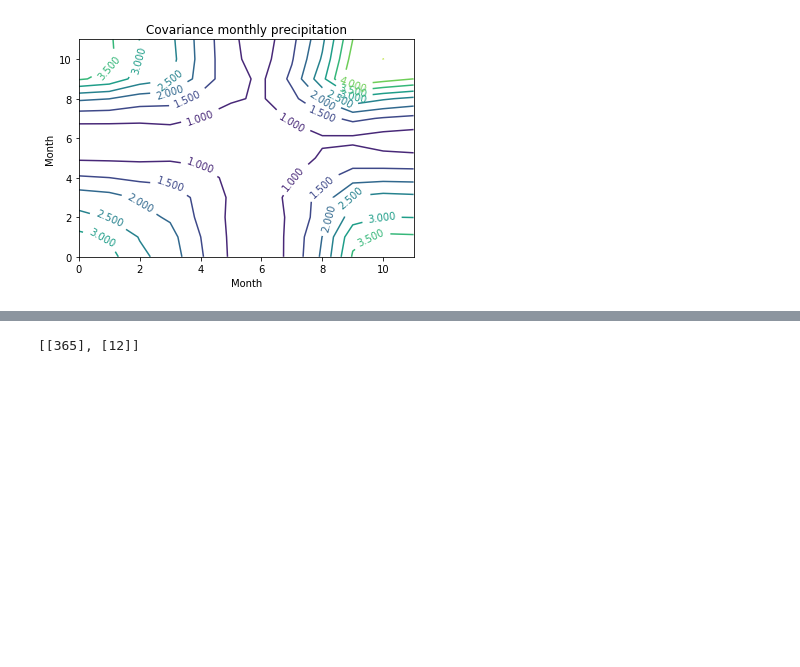
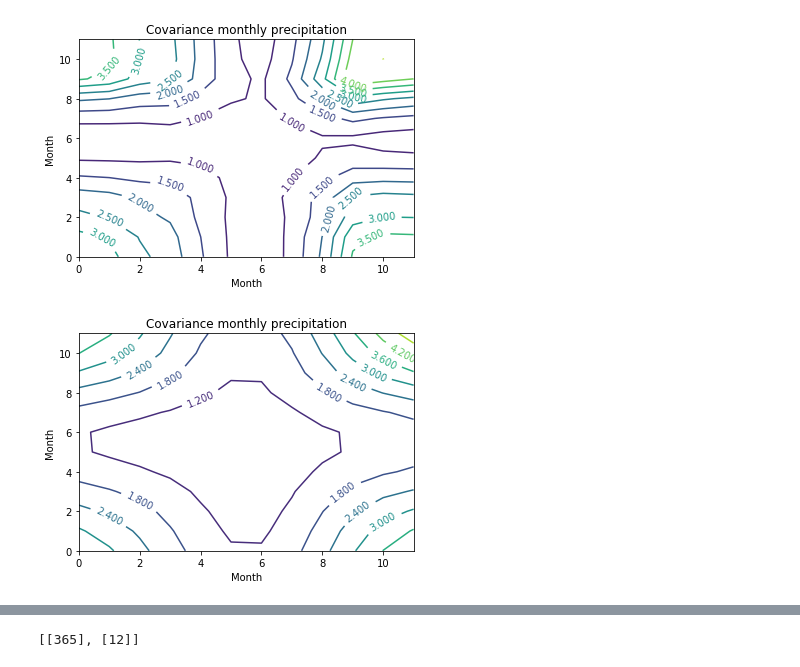
Before and after one commit to StevenGolovkine/FDApy, a Jupyter notebook: examples/canadian_weather.ipynb, the cells around one changed output, grey strips where cells are left out. Drawn from its saved outputs; the diff is of its cells as text; code cells hidden in the pictures; blank space fills up the shorter version.

Commit message:
Add mean and covariance estimation with GAM models

```diff
--- a/examples/canadian_weather.ipynb
+++ b/examples/canadian_weather.ipynb
@@ -107,0 +111,5 @@ fig, ax = plot(monthlyPrec.covariance_, main='Covariance monthly precipitation',
+# %%
+# Plot the smooth covariance function of the monthly precipitation
+fig, ax = plot(monthlyPrec.covariance_, main='Covariance monthly precipitation', xlab='Month', ylab='Month')
+# %% [output]
+[figure, added]
```
Also changed, not shown: parts of 25 cells of this notebook, 4 other files.
